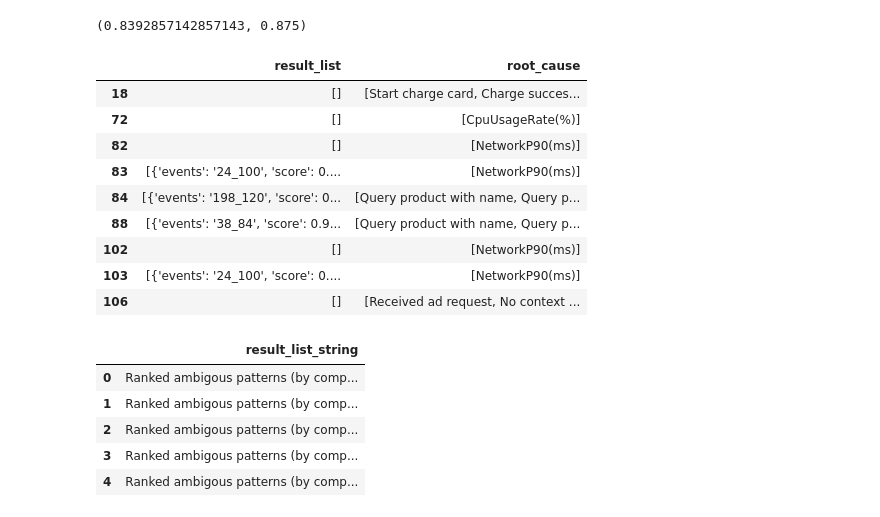
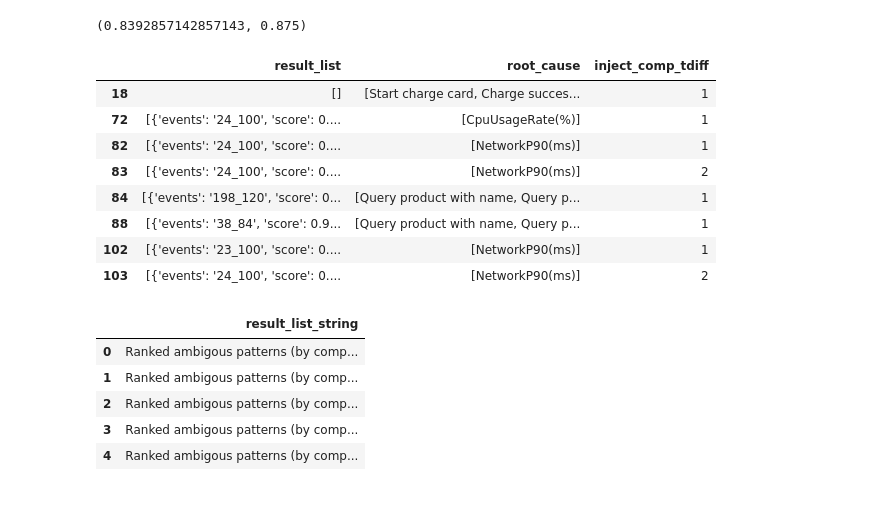
Before and after one commit to virsel/ba_anw_data_prep, a Jupyter notebook: features4llm_minscore06.ipynb, the cells around one changed output. Cells and saved outputs as stored; diff of their text form; code cells hidden in the pictures.

```diff
--- a/features4llm_minscore06.ipynb
+++ b/features4llm_minscore06.ipynb
@@ -125,18 +125,17 @@ Name: nezha_rank, dtype: int64
 # %%
 mask = df.nezha_rank == -1
 pd.set_option('display.max_colwidth', 1000)
-df[mask][['result_list', 'root_cause']]
+df[mask][['result_list', 'root_cause', 'inject_comp_tdiff']]
 # %% [output]
-|  | result_list | root_cause |
-| 18 | [] | [Start charge card, Charge succes... |
-| 72 | [] | [CpuUsageRate(%)] |
-| 82 | [] | [NetworkP90(ms)] |
-| 83 | [{'events': '24_100', 'score': 0.... | [NetworkP90(ms)] |
-| 84 | [{'events': '198_120', 'score': 0... | [Query product with name, Query p... |
-| 88 | [{'events': '38_84', 'score': 0.9... | [Query product with name, Query p... |
-| 102 | [] | [NetworkP90(ms)] |
-| 103 | [{'events': '24_100', 'score': 0.... | [NetworkP90(ms)] |
-| 106 | [] | [Received ad request, No context ... |
+|  | result_list | root_cause | inject_comp_tdiff |
+| 18 | [] | [Start charge card, Charge succes... | 1 |
+| 72 | [{'events': '24_100', 'score': 0.... | [CpuUsageRate(%)] | 1 |
+| 82 | [{'events': '24_100', 'score': 0.... | [NetworkP90(ms)] | 1 |
+| 83 | [{'events': '24_100', 'score': 0.... | [NetworkP90(ms)] | 2 |
+| 84 | [{'events': '198_120', 'score': 0... | [Query product with name, Query p... | 1 |
+| 88 | [{'events': '38_84', 'score': 0.9... | [Query product with name, Query p... | 1 |
+| 102 | [{'events': '23_100', 'score': 0.... | [NetworkP90(ms)] | 1 |
+| 103 | [{'events': '24_100', 'score': 0.... | [NetworkP90(ms)] | 2 |
 # %%
 def format_result_list(result_list):
     """
```
Also changed, not shown: parts of 2 cells of this notebook, 4 other files.
